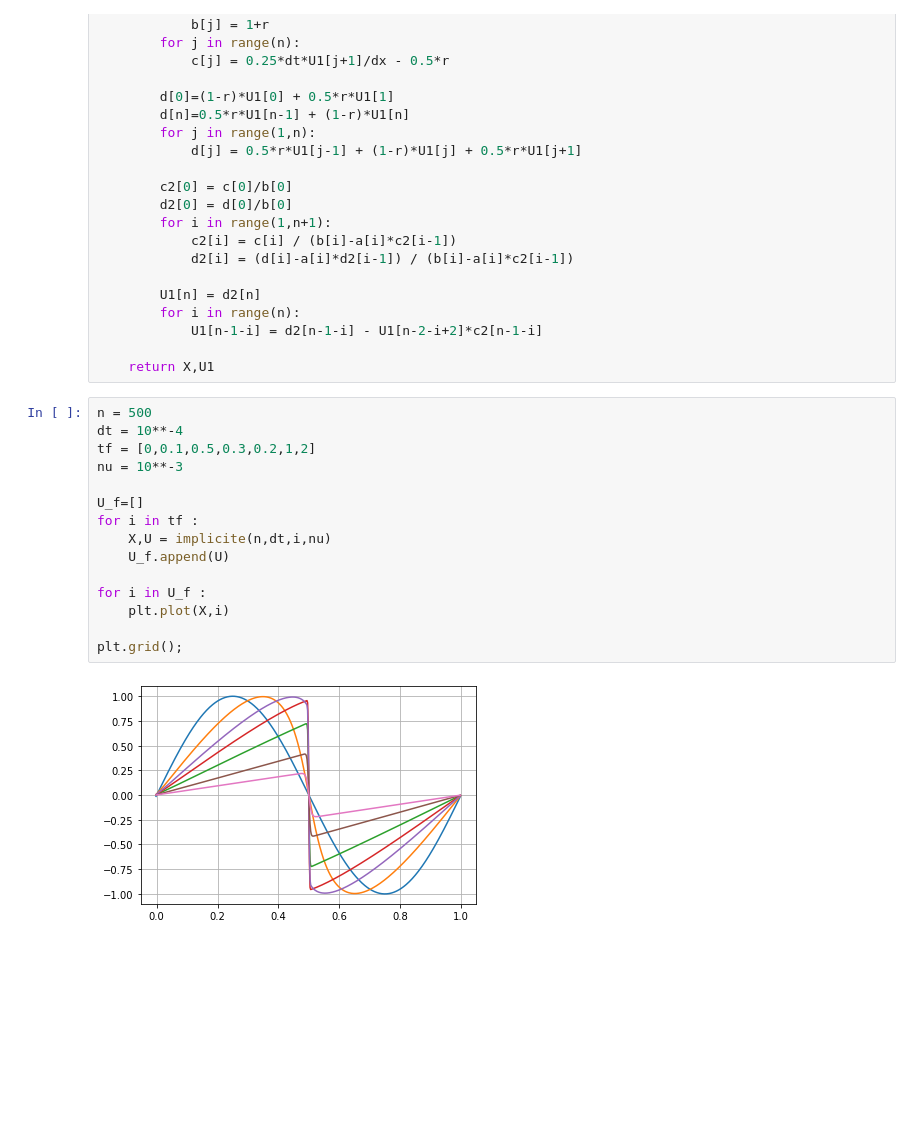
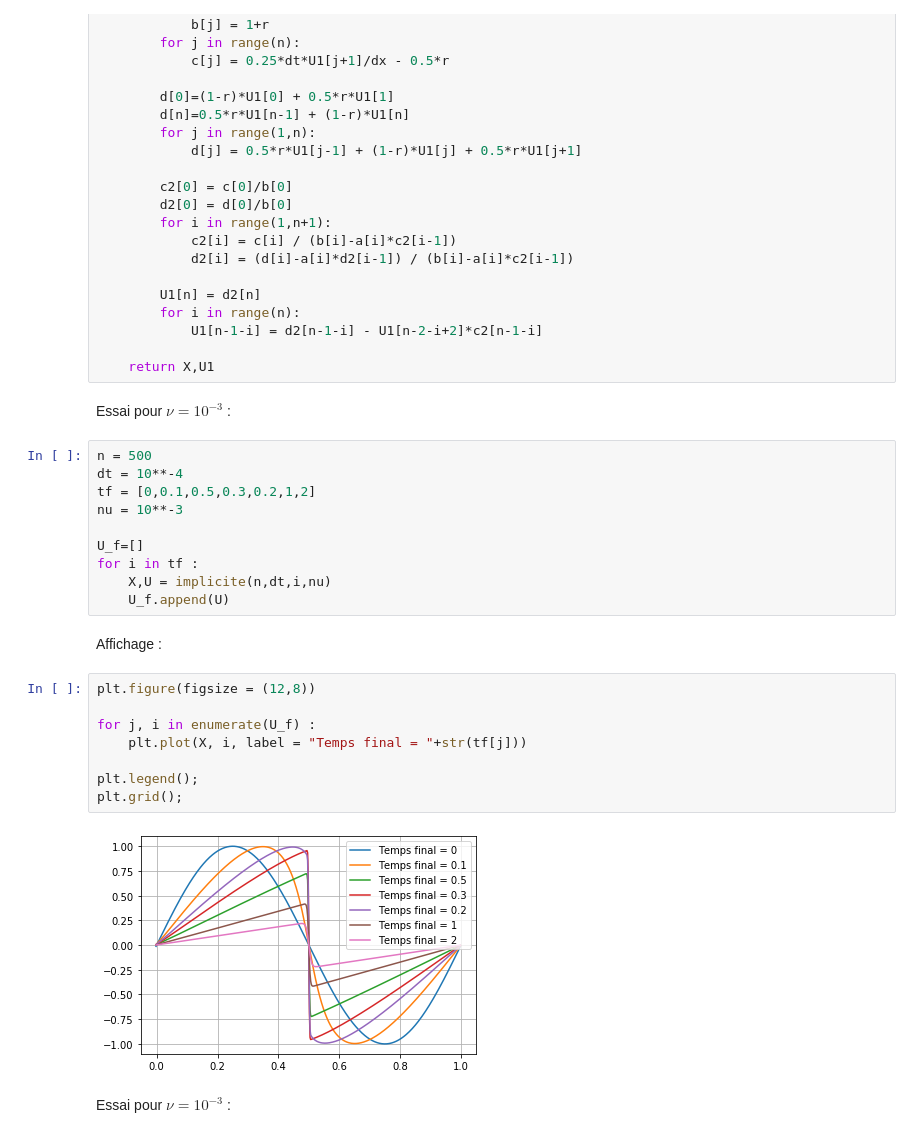
Before and after one commit to SophieWillemot/Equation-de-Burgers, a Jupyter notebook: schéma explicite.ipynb, the cells around one changed output. Cells and saved outputs as stored; diff of their text form; blank space fills up the shorter version.

```diff
--- a/schéma explicite.ipynb
+++ b/schéma explicite.ipynb
@@ -130,6 +130,8 @@ def implicite(n,dt,tf,nu):
             U1[n-1-i] = d2[n-1-i] - U1[n-2-i+2]*c2[n-1-i]
 
     return X,U1
+# %% [markdown]
+Essai pour $\nu = 10^{-3}$ :
 # %%
 n = 500
 dt = 10**-4
@@ -140,13 +142,20 @@ U_f=[]
 for i in tf :
     X,U = implicite(n,dt,i,nu)
     U_f.append(U)
-
-for i in U_f :
-    plt.plot(X,i)
-
-plt.grid();
-# %% [output]
-[figure, removed]
+# %% [markdown]
+Affichage :
+# %%
+plt.figure(figsize = (12,8))
+
+for j, i in enumerate(U_f) :
+    plt.plot(X, i, label = "Temps final = "+str(tf[j]))
+
+plt.legend();
+plt.grid();
+# %% [output]
+[figure, added]
+# %% [markdown]
+Essai pour $\nu = 10^{-3}$ :
 # %%
 n = 500
 dt = 10**-4
```
Also changed, not shown: parts of 7 cells of this notebook.
